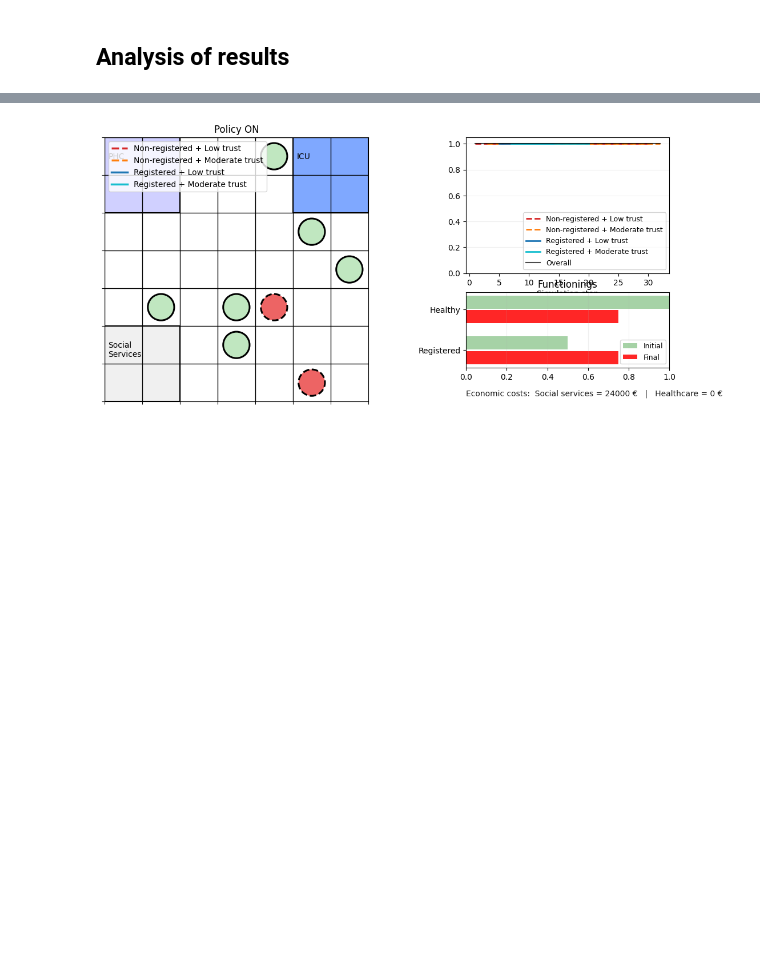
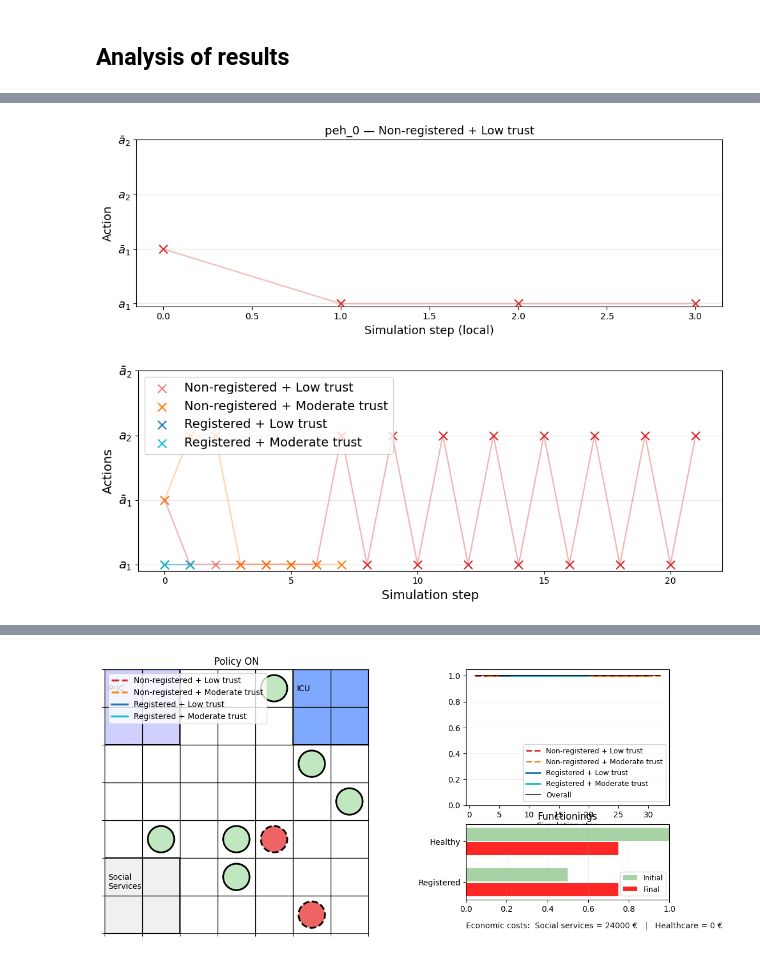
Before and after one commit to albaaguilera/Inclusive-Healthcare, a Jupyter notebook: analysis.ipynb, the cells around one changed output, grey strips where cells are left out. Cells and saved outputs as stored; diff of their text form; code cells hidden in the pictures; blank space fills up the shorter version.

```diff
--- a/analysis.ipynb
+++ b/analysis.ipynb
@@ -79,14 +81,0 @@ display(df_agents_on.head())
-# %%
-df_steps_on["action_idx"] = df_steps_on["action_name"]
-df_steps_off["action_idx"] = df_steps_off["action_name"]
-exec_hist_on  = utils.build_exec_hist_from_steps(df_steps_on)
-exec_hist_off = utils.build_exec_hist_from_steps(df_steps_off)
-
-init_on  = df_agents_on[df_agents_on["t_global"] == 0].set_index("agent")
-init_off = df_agents_off[df_agents_off["t_global"] == 0].set_index("agent")
-
-initial_admin_on  = init_on["admin"].to_dict()
-initial_trust_on  = init_on["trust"].to_dict()
-
-initial_admin_off = init_off["admin"].to_dict()
-initial_trust_off = init_off["trust"].to_dict()
@@ -108,0 +228,64 @@ plot_mean_optimal_strategy(
+# %%
+# OPTIMAL POLICY PLOTS
+from learning.utils import plot_mean_optimal_strategy, plot_optimal_strategy, plot_all_agents_optimal_strategies
+
+df = df_steps_on.sort_values("t_global").copy()
+df["t_local"] = df.groupby("agent").cumcount()
+exec_hist_on = {
+    ag: list(zip(g["t_local"], g["action"].astype(int), g.get("actor_admin", [None]*len(g))))
+    for ag, g in df.groupby("agent")
+}
+df = df_steps_off.sort_values("t_global").copy()
+df["t_local"] = df.groupby("agent").cumcount()
+exec_hist_off = {
+    ag: list(zip(g["t_local"], g["action"].astype(int), g.get("actor_admin", [None]*len(g))))
+    for ag, g in df.groupby("agent")
+}
+init_on  = df_agents_on[df_agents_on["t_global"] == 0].set_index("agent")
+init_off = df_agents_off[df_agents_off["t_global"] == 0].set_index("agent")
+initial_admin_on  = init_on["admin"].to_dict()
+initial_trust_on  = init_on["trust"].to_dict()
+initial_admin_off = init_off["admin"].to_dict()
+initial_trust_off = init_off["trust"].to_dict()
+num_actions = 4
+apply_idx   = utils.Actions.APPLY_AND_GET_SHELTER.value  # si existeix al teu enum
+# EXAMPLE STRATEGY
+plot_optimal_strategy(
+    exec_hist_on,
+    agent_id=list(exec_hist_on.keys())[0],
+    initial_admin_state=initial_admin_on,
+    initial_trust_type=initial_trust_on,
+    num_actions=num_actions,
+    exclude_action_idxs=[apply_idx],
+)
+plot_mean_optimal_strategy(
+    exec_hist = exec_hist_on,
+    initial_admin_state=initial_admin_on,
+    initial_trust_type = initial_trust_on,
+    num_actions= num_actions,
+    engage_action_idx=apply_idx,
+)
+# SAVE ALL AGENTS STRATEGIES
+plot_all_agents_optimal_strategies(
+    exec_hist_on,
+    initial_admin_state=initial_admin_on,
+    initial_trust_type=initial_trust_on,
+    num_actions=num_actions,
+    exclude_action_idxs=[apply_idx],
+    outdir="output/figures/ON_strategies",
+    prefix="ON_",
+    show=False,
+)
+plot_all_agents_optimal_strategies(
+    exec_hist_off,
+    initial_admin_state=initial_admin_off,
+    initial_trust_type=initial_trust_off,
+    num_actions=num_actions,
+    exclude_action_idxs=[apply_idx],
+    outdir="output/figures/OFF_strategies",
+    prefix="OFF_",
+    show=False,
+)
+# %% [output]
+[figure, added]
+[figure, added]
```
Also changed, not shown: parts of 10 cells of this notebook, 5 other files.
